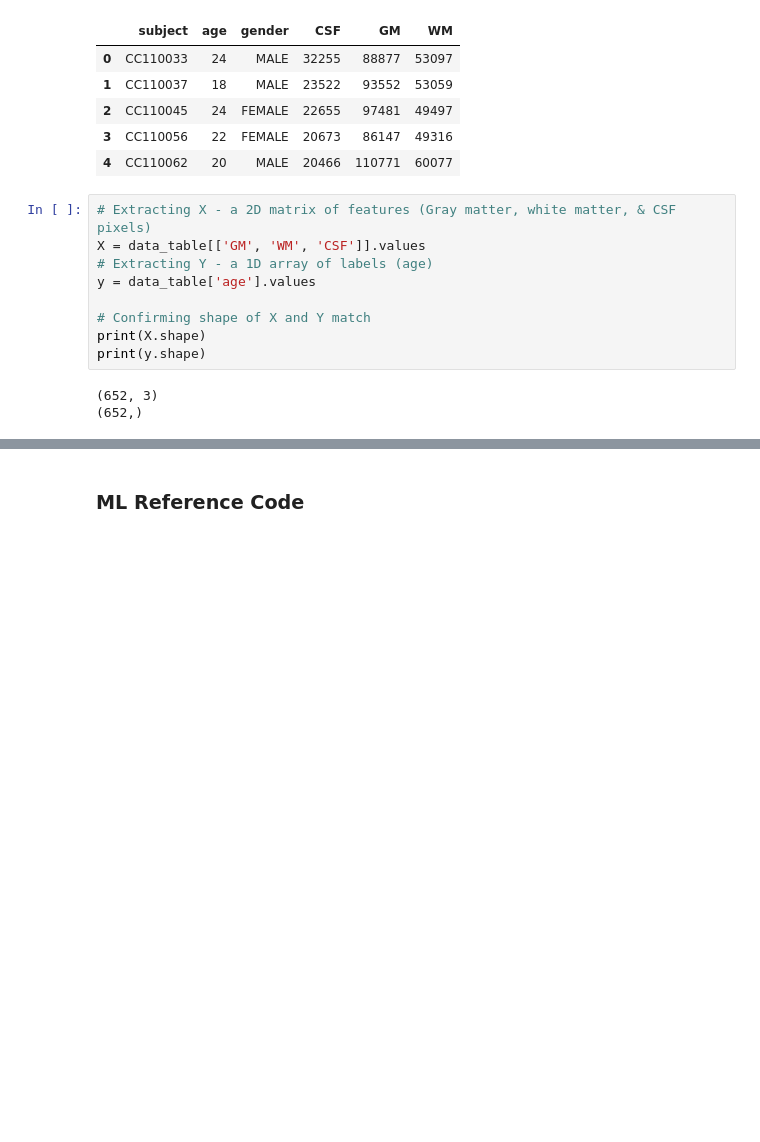
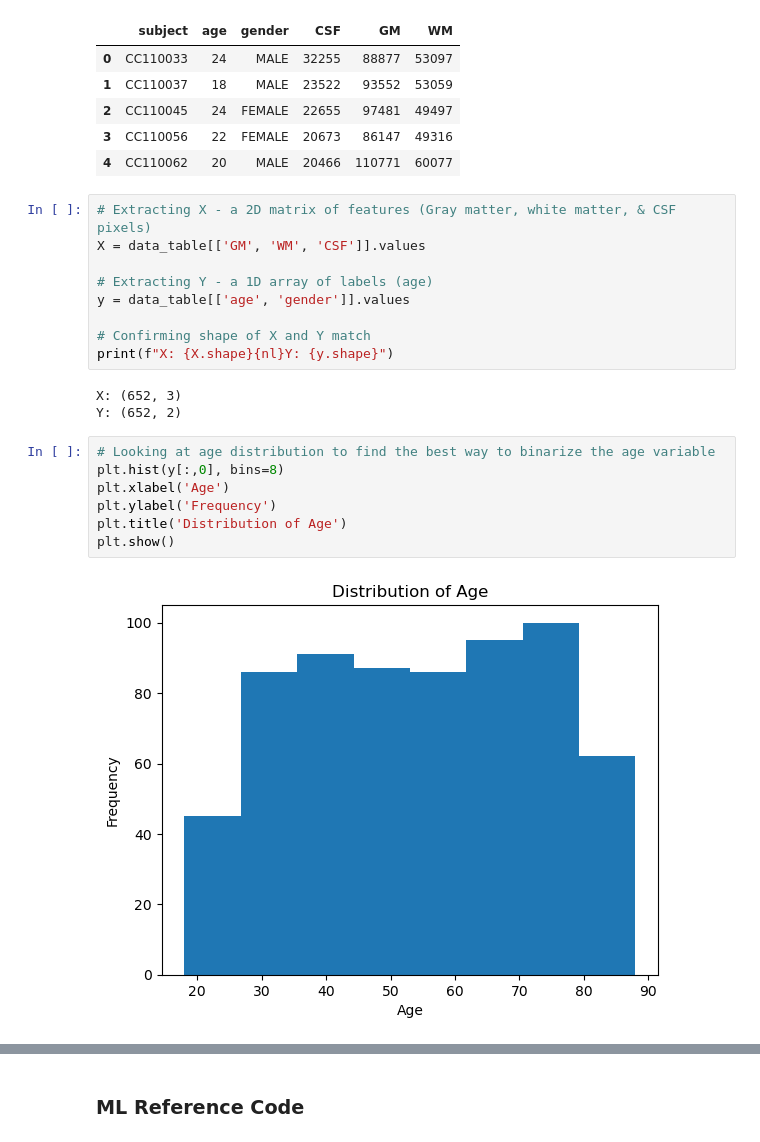
Before and after one commit to MaxMascini/Neural-Nexus-Ninjas, a Jupyter notebook: code/ML Classification.ipynb, the cells around one changed output, grey strips where cells are left out. Drawn from its saved outputs; the diff is of its cells as text; blank space fills up the shorter version.

```diff
--- a/code/ML Classification.ipynb
+++ b/code/ML Classification.ipynb
@@ -42,12 +43,21 @@ data_table.head()
 # %%
 # Extracting X - a 2D matrix of features (Gray matter, white matter, & CSF pixels)
 X = data_table[['GM', 'WM', 'CSF']].values
+
 # Extracting Y - a 1D array of labels (age)
-y = data_table['age'].values
+y = data_table[['age', 'gender']].values
 
 # Confirming shape of X and Y match
-print(X.shape)
-print(y.shape)
+print(f"X: {X.shape}{nl}Y: {y.shape}")
 # %% [output]
-(652, 3)
-(652,)
+X: (652, 3)
+Y: (652, 2)
+# %%
+# Looking at age distribution to find the best way to binarize the age variable
+plt.hist(y[:,0], bins=8)
+plt.xlabel('Age')
+plt.ylabel('Frequency')
+plt.title('Distribution of Age')
+plt.show()
+# %% [output]
+[figure, added]
```
Also changed, not shown: parts of 8 cells of this notebook, 2 other files.
